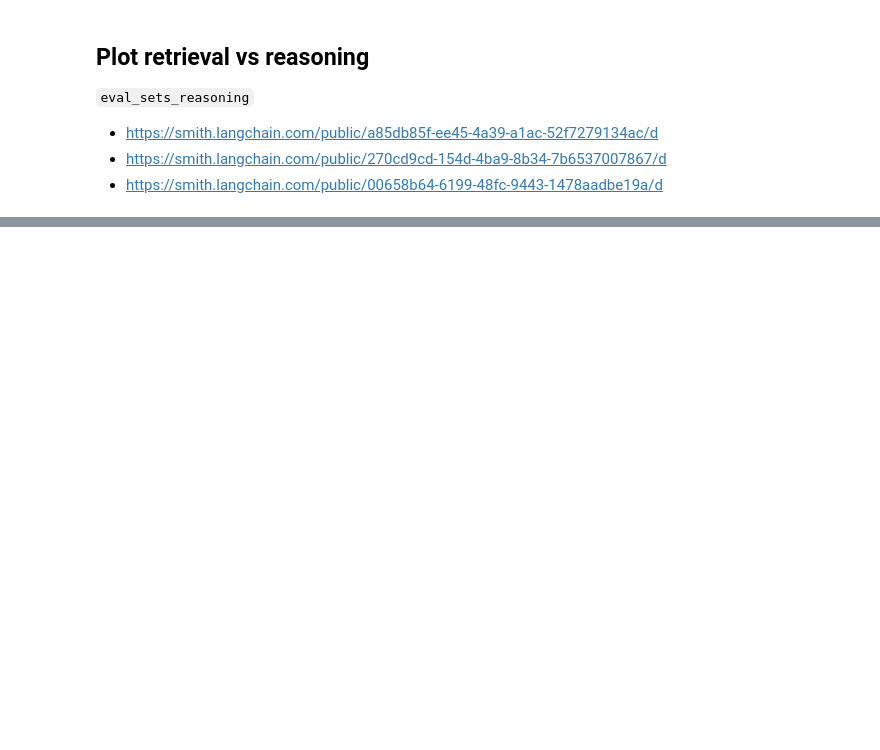
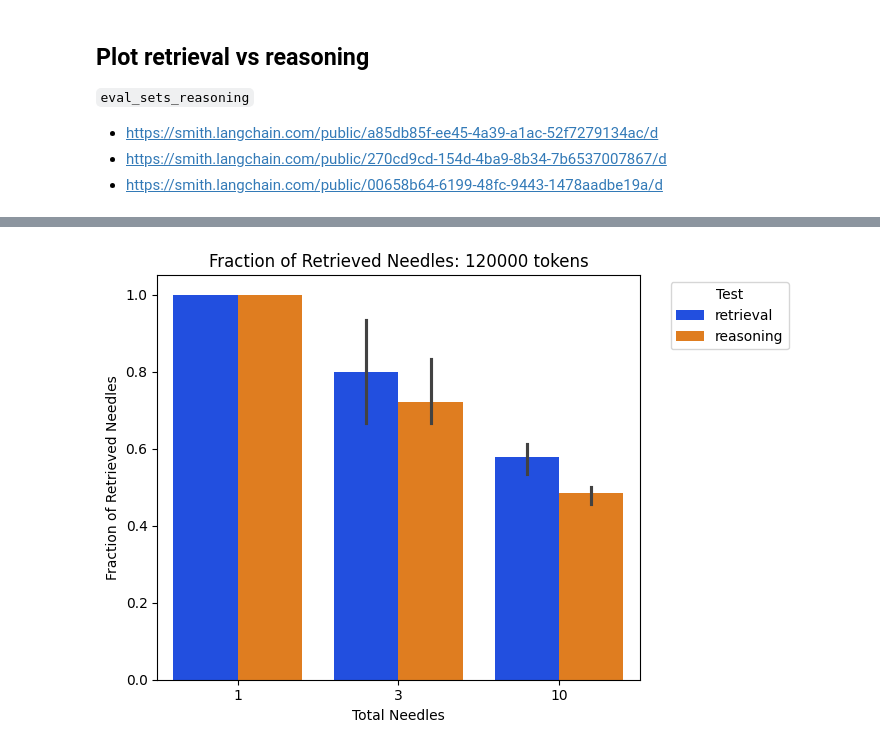
Before and after one commit to gkamradt/LLMTest_NeedleInAHaystack, a Jupyter notebook: viz/CreateVisFromLangSmithTesting.ipynb, the cells around one changed output, grey strips where cells are left out. Cells and saved outputs as stored; diff of their text form; code cells hidden in the pictures; blank space fills up the shorter version.

```diff
--- a/viz/CreateVisFromLangSmithTesting.ipynb
+++ b/viz/CreateVisFromLangSmithTesting.ipynb
@@ -436,5 +380,0 @@ df_gpt4_reasoning=pd.read_csv("multi-needle-datasets/gpt4_reasoning.csv")
-# %%
-# Manual audit of grader
-update_retrieved_needles(df_gpt4_reasoning,'120000-5--gpt-4-0125-preview--multi-needle-eval-pizza-reasoning-10--e759',7)
-update_retrieved_needles(df_gpt4_reasoning,'120000-5--gpt-4-0125-preview--multi-needle-eval-pizza-reasoning-10--9db6',5)
-update_retrieved_needles(df_gpt4_reasoning,'120000-5--gpt-4-0125-preview--multi-needle-eval-pizza-reasoning-10--04e6',5)
@@ -490,0 +381,31 @@ with warnings.catch_warnings():
+# %%
+# Combine
+df_gpt4_retrieval = df_gpt4.copy()
+df_gpt4_retrieval['mode'] = 'retrieval'
+df_gpt4_reasoning['mode'] = 'reasoning'
+combined = pd.concat([df_gpt4_retrieval,df_gpt4_reasoning],axis=0)
+# %%
+def plot_reasoning_performance_vs_needles(df,context_length):
+    with warnings.catch_warnings():
+
+    # Ignore specific FutureWarnings
+        warnings.simplefilter(action='ignore', category=FutureWarning)
+
+        plt.figure(figsize=(8, 5))
+        ax = sns.barplot(data=df,
+                         x='total needles',
+                         y='fract per turn',
+                         hue='mode',
+                         palette=sns.color_palette("bright", len(df['mode'].unique())))
+        ax.set_title(f'Fraction of Retrieved Needles: {context_length} tokens')
+        ax.set_xlabel('Total Needles')
+        ax.set_ylabel('Fraction of Retrieved Needles')
+        ax.grid(False)
+        ax.legend(title='Test', bbox_to_anchor=(1.05, 1), loc='upper left')
+        plt.tight_layout(rect=[0, 0, 0.9, 1])
+        plt.show()
+
+context_length = 120000
+plot_reasoning_performance_vs_needles(combined[combined['context length']==context_length],context_length)
+# %% [output]
+[figure, added]
```
Also changed, not shown: parts of 28 cells of this notebook, 3 other files.
